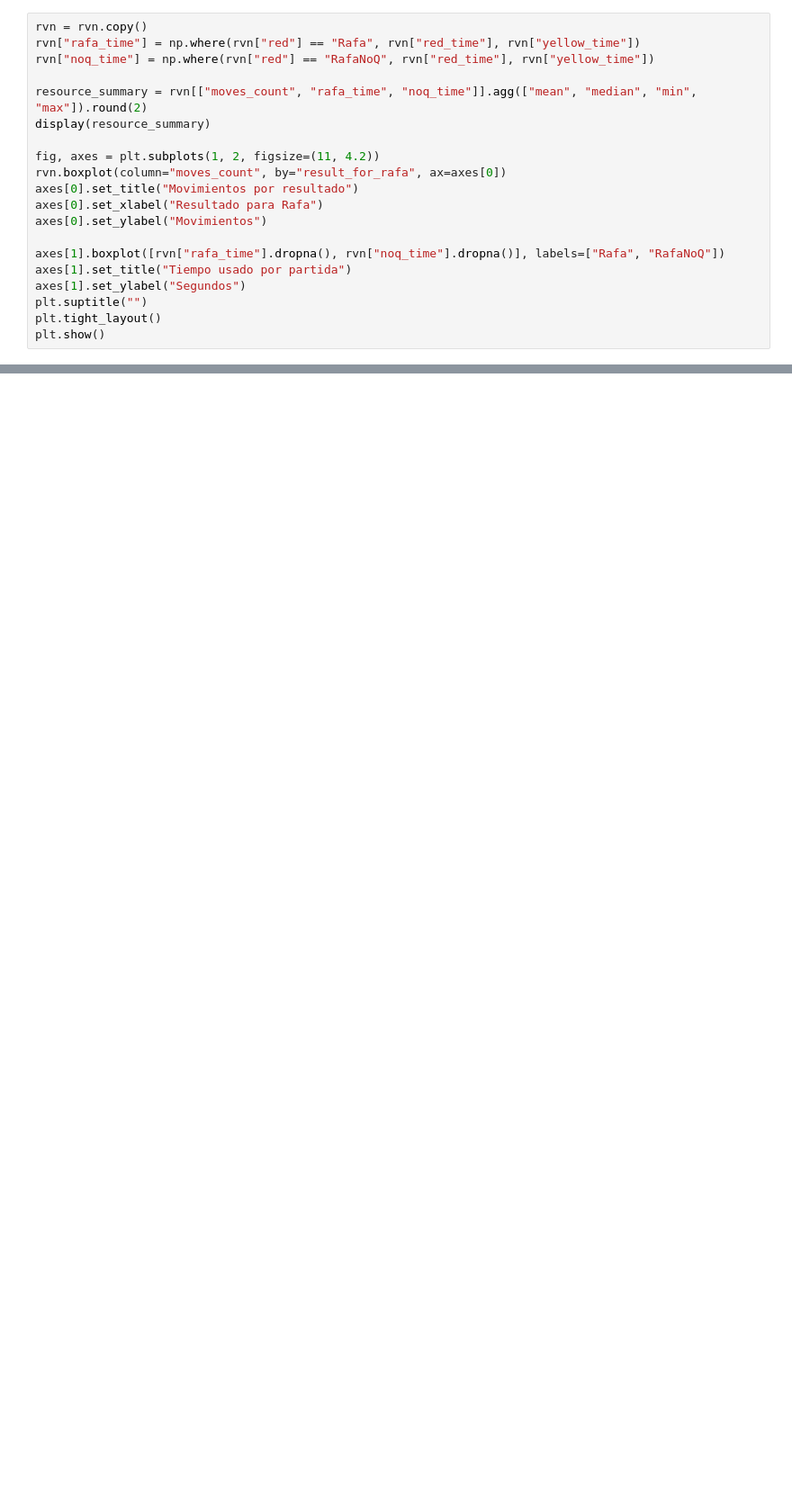
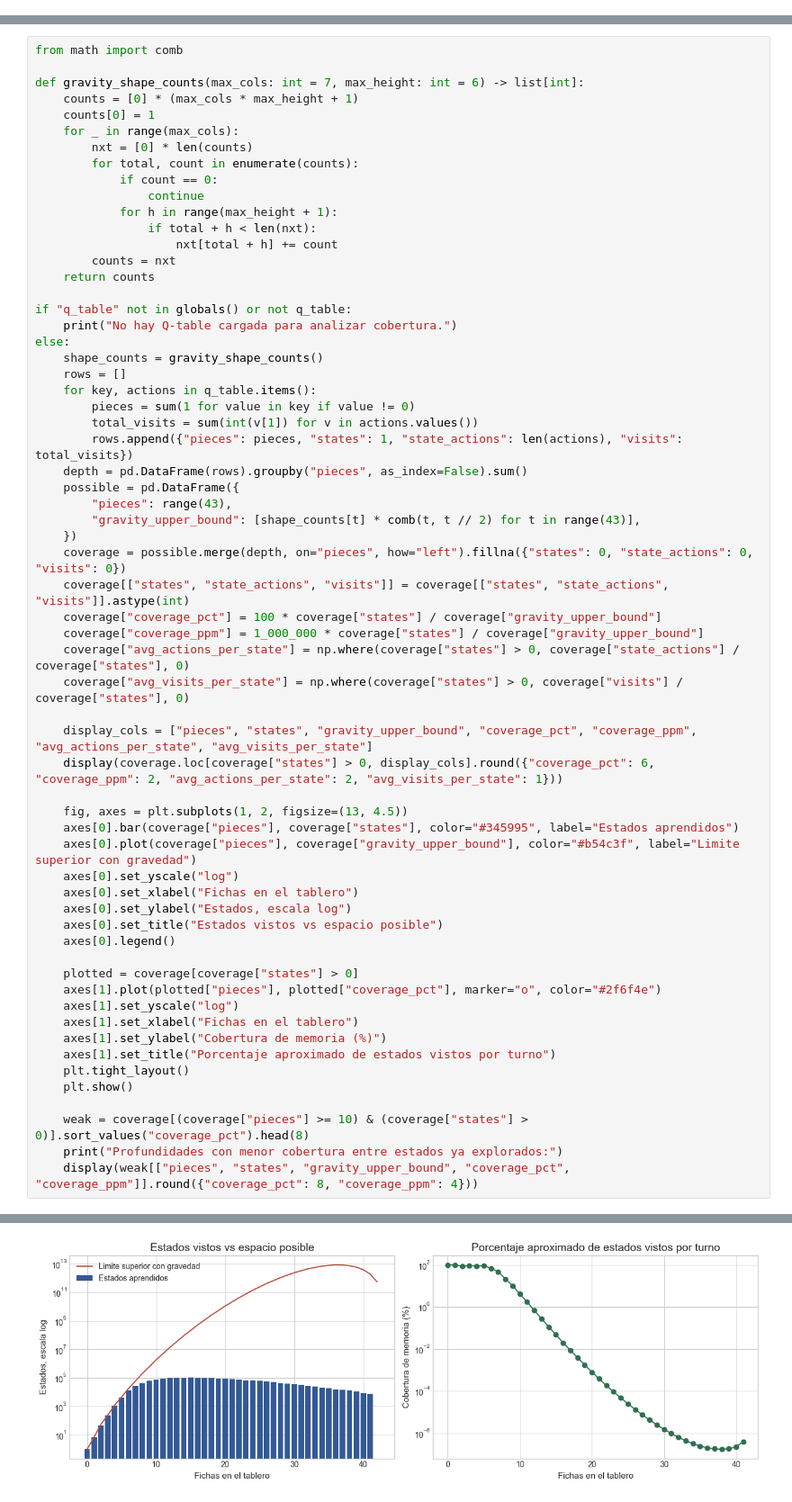
Before and after one commit to rafaelsava/Connect4RL, a Jupyter notebook: groups/Rafa/entrega.ipynb, the cells around one changed output, grey strips where cells are left out. Shown at 90% size. Saved outputs shown, nothing was run; the diff lists cells and outputs as text; blank space fills up the shorter version.

Commit message:
Finalize Rafa analysis notebook

```diff
--- a/groups/Rafa/entrega.ipynb
+++ b/groups/Rafa/entrega.ipynb
@@ -236,20 +0,0 @@ Ambas versiones usan UCB local. La version con memoria no reemplaza la busqueda
-# %%
-rvn = rvn.copy()
-rvn["rafa_time"] = np.where(rvn["red"] == "Rafa", rvn["red_time"], rvn["yellow_time"])
-rvn["noq_time"] = np.where(rvn["red"] == "RafaNoQ", rvn["red_time"], rvn["yellow_time"])
-
-resource_summary = rvn[["moves_count", "rafa_time", "noq_time"]].agg(["mean", "median", "min", "max"]).round(2)
-display(resource_summary)
-
-fig, axes = plt.subplots(1, 2, figsize=(11, 4.2))
-rvn.boxplot(column="moves_count", by="result_for_rafa", ax=axes[0])
-axes[0].set_title("Movimientos por resultado")
-axes[0].set_xlabel("Resultado para Rafa")
-axes[0].set_ylabel("Movimientos")
-
-axes[1].boxplot([rvn["rafa_time"].dropna(), rvn["noq_time"].dropna()], labels=["Rafa", "RafaNoQ"])
-axes[1].set_title("Tiempo usado por partida")
-axes[1].set_ylabel("Segundos")
-plt.suptitle("")
-plt.tight_layout()
-plt.show()
@@ -365,0 +174,63 @@ Descomenta y ejecuta esta celda si quieres generar nuevos resultados. Por defect
+# %%
+from math import comb
+
+def gravity_shape_counts(max_cols: int = 7, max_height: int = 6) -> list[int]:
+    counts = [0] * (max_cols * max_height + 1)
+    counts[0] = 1
+    for _ in range(max_cols):
+        nxt = [0] * len(counts)
+        for total, count in enumerate(counts):
+            if count == 0:
+                continue
+            for h in range(max_height + 1):
+                if total + h < len(nxt):
+                    nxt[total + h] += count
+        counts = nxt
+    return counts
+
+if "q_table" not in globals() or not q_table:
+    print("No hay Q-table cargada para analizar cobertura.")
+else:
+    shape_counts = gravity_shape_counts()
+    rows = []
+    for key, actions in q_table.items():
+        pieces = sum(1 for value in key if value != 0)
+        total_visits = sum(int(v[1]) for v in actions.values())
+        rows.append({"pieces": pieces, "states": 1, "state_actions": len(actions), "visits": total_visits})
+    depth = pd.DataFrame(rows).groupby("pieces", as_index=False).sum()
+    possible = pd.DataFrame({
+        "pieces": range(43),
+        "gravity_upper_bound": [shape_counts[t] * comb(t, t // 2) for t in range(43)],
+    })
+    coverage = possible.merge(depth, on="pieces", how="left").fillna({"states": 0, "state_actions": 0, "visits": 0})
+    coverage[["states", "state_actions", "visits"]] = coverage[["states", "state_actions", "visits"]].astype(int)
+    coverage["coverage_pct"] = 100 * coverage["states"] / coverage["gravity_upper_bound"]
+    coverage["coverage_ppm"] = 1_000_000 * coverage["states"] / coverage["gravity_upper_bound"]
+    coverage["avg_actions_per_state"] = np.where(coverage["states"] > 0, coverage["state_actions"] / coverage["states"], 0)
+    coverage["avg_visits_per_state"] = np.where(coverage["states"] > 0, coverage["visits"] / coverage["states"], 0)
+
+    display_cols = ["pieces", "states", "gravity_upper_bound", "coverage_pct", "coverage_ppm", "avg_actions_per_state", "avg_visits_per_state"]
+    display(coverage.loc[coverage["states"] > 0, display_cols].round({"coverage_pct": 6, "coverage_ppm": 2, "avg_actions_per_state": 2, "avg_visits_per_state": 1}))
+
+    fig, axes = plt.subplots(1, 2, figsize=(13, 4.5))
+    axes[0].bar(coverage["pieces"], coverage["states"], color="#345995", label="Estados aprendidos")
+    axes[0].plot(coverage["pieces"], coverage["gravity_upper_bound"], color="#b54c3f", label="Limite superior con gravedad")
+    axes[0].set_yscale("log")
+    axes[0].set_xlabel("Fichas en el tablero")
+    axes[0].set_ylabel("Estados, escala log")
+    axes[0].set_title("Estados vistos vs espacio posible")
+    axes[0].legend()
+
+    plotted = coverage[coverage["states"] > 0]
+    axes[1].plot(plotted["pieces"], plotted["coverage_pct"], marker="o", color="#2f6f4e")
+    axes[1].set_yscale("log")
+    axes[1].set_xlabel("Fichas en el tablero")
+    axes[1].set_ylabel("Cobertura de memoria (%)")
+    axes[1].set_title("Porcentaje aproximado de estados vistos por turno")
+    plt.tight_layout()
+    plt.show()
+
+    weak = coverage[(coverage["pieces"] >= 10) & (coverage["states"] > 0)].sort_values("coverage_pct").head(8)
+    print("Profundidades con menor cobertura entre estados ya explorados:")
+    display(weak[["pieces", "states", "gravity_upper_bound", "coverage_pct", "coverage_ppm"]].round({"coverage_pct": 8, "coverage_ppm": 4}))
+# %% [output]
@@ -365,0 +254 @@ Descomenta y ejecuta esta celda si quieres generar nuevos resultados. Por defect
+[figure, added]
```
Also changed, not shown: parts of 48 cells of this notebook, 18 other files.
